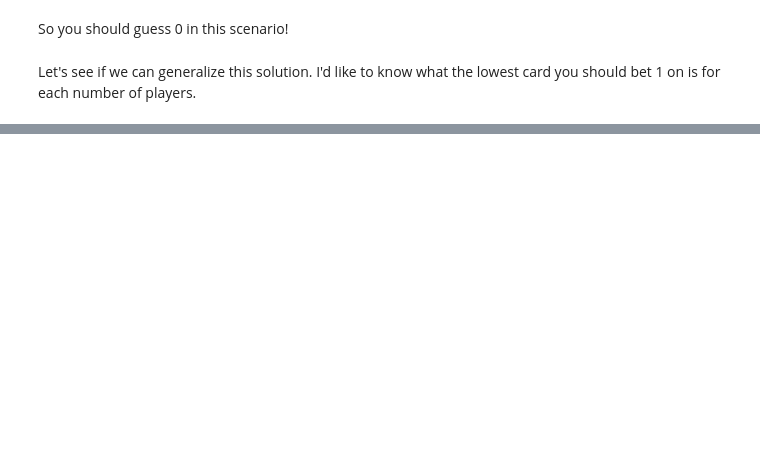
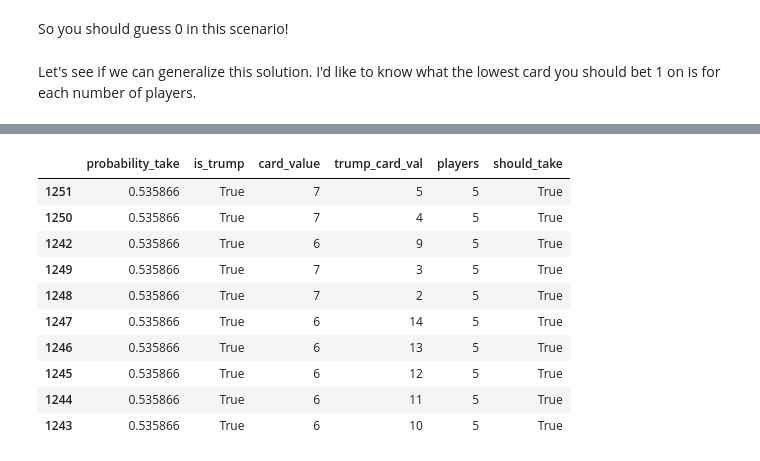
Before and after one commit to JacobMcFarlane/oh-hell, a Jupyter notebook: report.ipynb, the cells around one changed output, grey strips where cells are left out. Saved outputs shown, nothing was run; the diff lists cells and outputs as text; code cells hidden in the pictures; blank space fills up the shorter version.

```diff
--- a/report.ipynb
+++ b/report.ipynb
@@ -69,0 +136,14 @@ IndentationError: expected an indented block (Temp/ipykernel_1280/1438480759.py,
+# %%
+only_takes[only_takes['players'] == 5][0:10]
+# %% [output]
+|  | probability_take | is_trump | card_value | trump_card_val | players | should_take |
+| 1251 | 0.535866 | True | 7 | 5 | 5 | True |
+| 1250 | 0.535866 | True | 7 | 4 | 5 | True |
+| 1242 | 0.535866 | True | 6 | 9 | 5 | True |
+| 1249 | 0.535866 | True | 7 | 3 | 5 | True |
+| 1248 | 0.535866 | True | 7 | 2 | 5 | True |
+| 1247 | 0.535866 | True | 6 | 14 | 5 | True |
+| 1246 | 0.535866 | True | 6 | 13 | 5 | True |
+| 1245 | 0.535866 | True | 6 | 12 | 5 | True |
+| 1244 | 0.535866 | True | 6 | 11 | 5 | True |
+| 1243 | 0.535866 | True | 6 | 10 | 5 | True |
```
Also changed, not shown: parts of 25 cells of this notebook.
